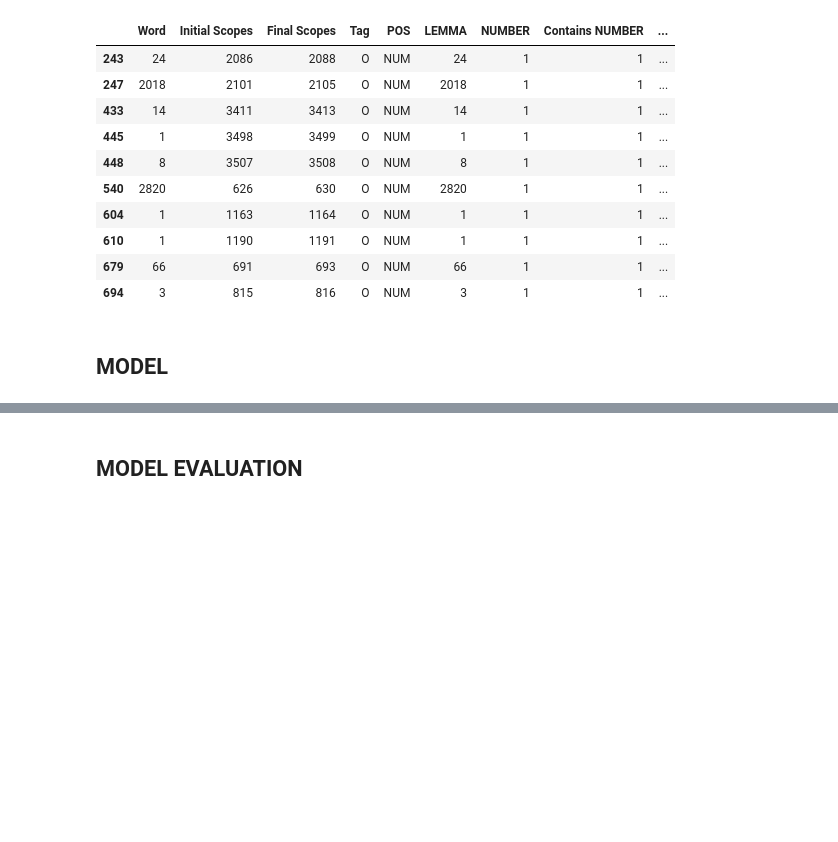
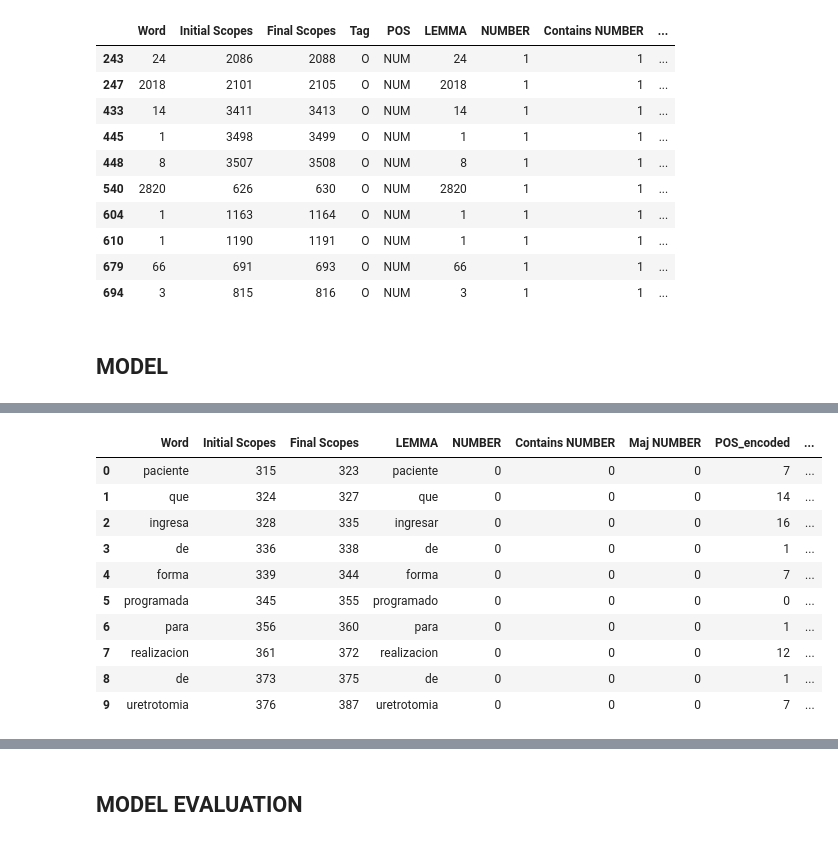
Before and after one commit to marinocom/NLP-Detection-of-Negation-and-Uncertainty-Project-24, a Jupyter notebook: Deep Learning Method/deep_learning_nlp_POS_FOREVERYONE_&STUFF.ipynb, the cells around one changed output, grey strips where cells are left out. Cells and saved outputs as stored; diff of their text form; code cells hidden in the pictures; blank space fills up the shorter version.

```diff
--- a/Deep Learning Method/deep_learning_nlp_POS_FOREVERYONE_&STUFF.ipynb
+++ b/Deep Learning Method/deep_learning_nlp_POS_FOREVERYONE_&STUFF.ipynb
@@ -482,0 +520,30 @@ show_data(datos=filtered_df, first=0, second=10)
+# %%
+from sklearn.preprocessing import LabelEncoder
+pos = data['POS']
+tag = data['Tag']
+
+# Encoding categorical data to integers
+word_encoder = LabelEncoder()
+tag_encoder = LabelEncoder()
+
+data['POS_encoded'] = word_encoder.fit_transform(pos)
+data['Tag_encoded'] = tag_encoder.fit_transform(tag)
+
+data['POS'] = data['POS_encoded']
+data['Tag'] = data['Tag_encoded']
+
+data.drop(columns=['POS', 'Tag'], inplace=True)
+# %%
+data.head(10)
+# %% [output]
+|  | Word | Initial Scopes | Final Scopes | LEMMA | NUMBER | Contains NUMBER | Maj NUMBER | POS_encoded | ... |
+| 0 | paciente | 315 | 323 | paciente | 0 | 0 | 0 | 7 | ... |
+| 1 | que | 324 | 327 | que | 0 | 0 | 0 | 14 | ... |
+| 2 | ingresa | 328 | 335 | ingresar | 0 | 0 | 0 | 16 | ... |
+| 3 | de | 336 | 338 | de | 0 | 0 | 0 | 1 | ... |
+| 4 | forma | 339 | 344 | forma | 0 | 0 | 0 | 7 | ... |
+| 5 | programada | 345 | 355 | programado | 0 | 0 | 0 | 0 | ... |
+| 6 | para | 356 | 360 | para | 0 | 0 | 0 | 1 | ... |
+| 7 | realizacion | 361 | 372 | realizacion | 0 | 0 | 0 | 12 | ... |
+| 8 | de | 373 | 375 | de | 0 | 0 | 0 | 1 | ... |
+| 9 | uretrotomia | 376 | 387 | uretrotomia | 0 | 0 | 0 | 7 | ... |
```
Also changed, not shown: parts of 8 cells of this notebook, 1 other file.
